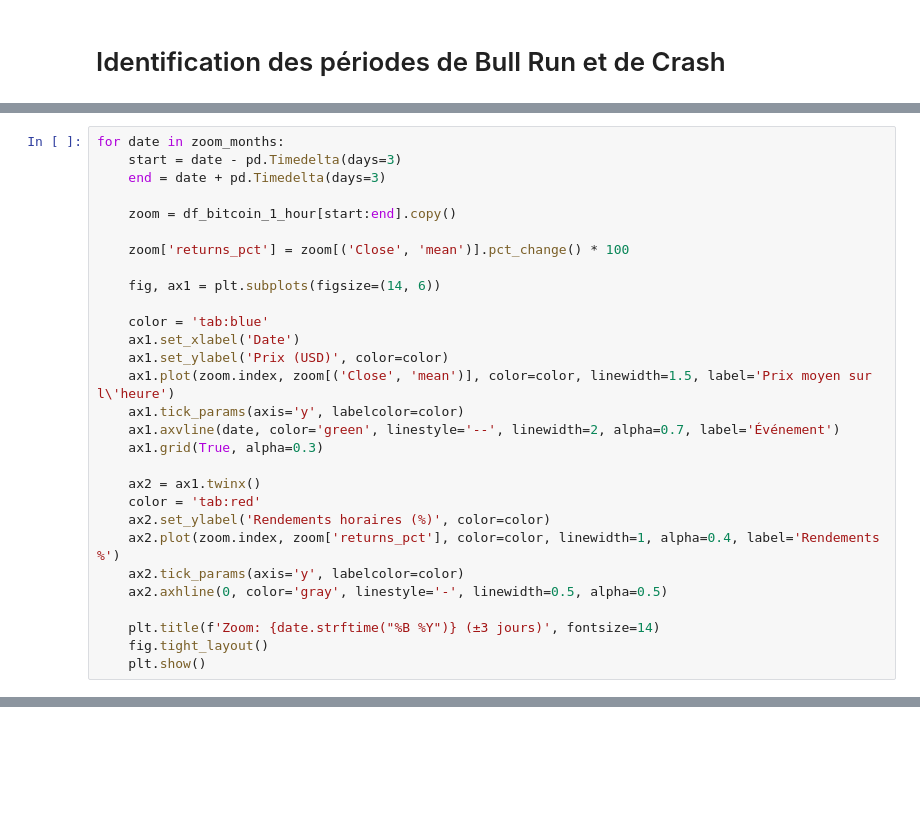
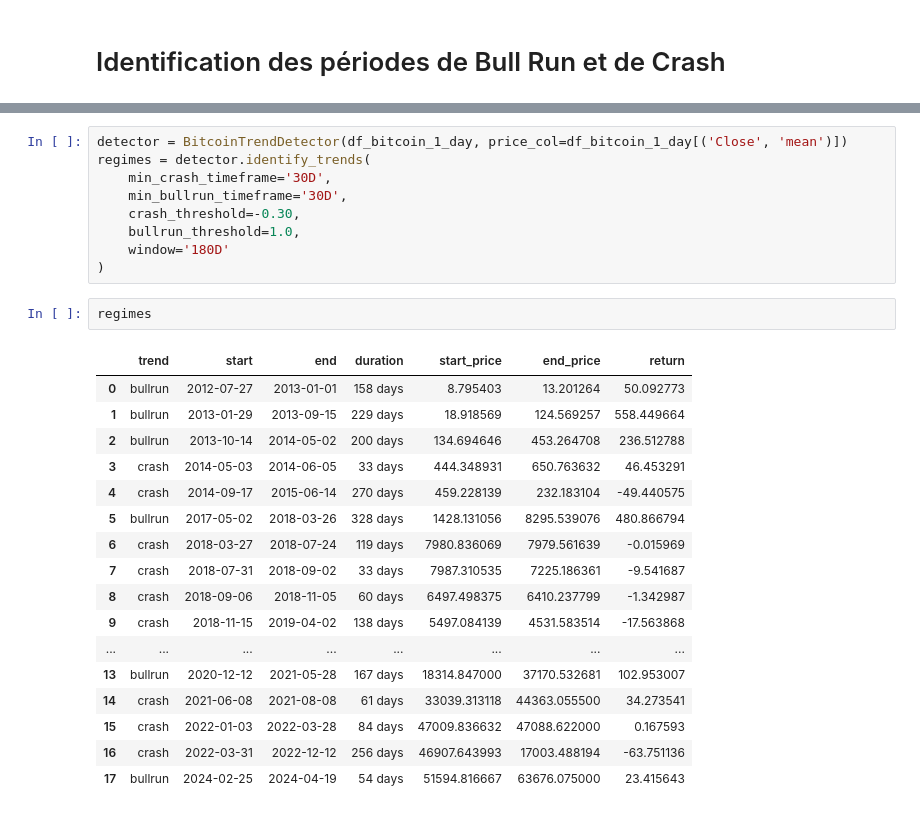
Before and after one commit to GoupilV/Analyse-du-Bitcoin---8PRO408, a Jupyter notebook: Analyse temporelle du Bitcoin.ipynb, the cells around one changed output, grey strips where cells are left out. Drawn from its saved outputs; the diff is of its cells as text; blank space fills up the shorter version.

```diff
--- a/Analyse temporelle du Bitcoin.ipynb
+++ b/Analyse temporelle du Bitcoin.ipynb
@@ -385,29 +326,0 @@ Périodes à zoomer : 10
-# %%
-for date in zoom_months:
-    start = date - pd.Timedelta(days=3)
-    end = date + pd.Timedelta(days=3)
-
-    zoom = df_bitcoin_1_hour[start:end].copy()
-
-    zoom['returns_pct'] = zoom[('Close', 'mean')].pct_change() * 100
-
-    fig, ax1 = plt.subplots(figsize=(14, 6))
-
-    color = 'tab:blue'
-    ax1.set_xlabel('Date')
-    ax1.set_ylabel('Prix (USD)', color=color)
-    ax1.plot(zoom.index, zoom[('Close', 'mean')], color=color, linewidth=1.5, label='Prix moyen sur l\'heure')
-    ax1.tick_params(axis='y', labelcolor=color)
-    ax1.axvline(date, color='green', linestyle='--', linewidth=2, alpha=0.7, label='Événement')
-    ax1.grid(True, alpha=0.3)
-
-    ax2 = ax1.twinx()
-    color = 'tab:red'
-    ax2.set_ylabel('Rendements horaires (%)', color=color)
-    ax2.plot(zoom.index, zoom['returns_pct'], color=color, linewidth=1, alpha=0.4, label='Rendements %')
-    ax2.tick_params(axis='y', labelcolor=color)
-    ax2.axhline(0, color='gray', linestyle='-', linewidth=0.5, alpha=0.5)
-
-    plt.title(f'Zoom: {date.strftime("%B %Y")} (±3 jours)', fontsize=14)
-    fig.tight_layout()
-    plt.show()
@@ -424,0 +498,29 @@ for date in zoom_months:
+# %%
+detector = BitcoinTrendDetector(df_bitcoin_1_day, price_col=df_bitcoin_1_day[('Close', 'mean')])
+regimes = detector.identify_trends(
+    min_crash_timeframe='30D',
+    min_bullrun_timeframe='30D',
+    crash_threshold=-0.30,
+    bullrun_threshold=1.0,
+    window='180D'
+)
+# %%
+regimes
+# %% [output]
+|  | trend | start | end | duration | start_price | end_price | return |
+| 0 | bullrun | 2012-07-27 | 2013-01-01 | 158 days | 8.795403 | 13.201264 | 50.092773 |
+| 1 | bullrun | 2013-01-29 | 2013-09-15 | 229 days | 18.918569 | 124.569257 | 558.449664 |
+| 2 | bullrun | 2013-10-14 | 2014-05-02 | 200 days | 134.694646 | 453.264708 | 236.512788 |
+| 3 | crash | 2014-05-03 | 2014-06-05 | 33 days | 444.348931 | 650.763632 | 46.453291 |
+| 4 | crash | 2014-09-17 | 2015-06-14 | 270 days | 459.228139 | 232.183104 | -49.440575 |
+| 5 | bullrun | 2017-05-02 | 2018-03-26 | 328 days | 1428.131056 | 8295.539076 | 480.866794 |
+| 6 | crash | 2018-03-27 | 2018-07-24 | 119 days | 7980.836069 | 7979.561639 | -0.015969 |
+| 7 | crash | 2018-07-31 | 2018-09-02 | 33 days | 7987.310535 | 7225.186361 | -9.541687 |
+| 8 | crash | 2018-09-06 | 2018-11-05 | 60 days | 6497.498375 | 6410.237799 | -1.342987 |
+| 9 | crash | 2018-11-15 | 2019-04-02 | 138 days | 5497.084139 | 4531.583514 | -17.563868 |
+| ... | ... | ... | ... | ... | ... | ... | ... |
+| 13 | bullrun | 2020-12-12 | 2021-05-28 | 167 days | 18314.847000 | 37170.532681 | 102.953007 |
+| 14 | crash | 2021-06-08 | 2021-08-08 | 61 days | 33039.313118 | 44363.055500 | 34.273541 |
+| 15 | crash | 2022-01-03 | 2022-03-28 | 84 days | 47009.836632 | 47088.622000 | 0.167593 |
+| 16 | crash | 2022-03-31 | 2022-12-12 | 256 days | 46907.643993 | 17003.488194 | -63.751136 |
+| 17 | bullrun | 2024-02-25 | 2024-04-19 | 54 days | 51594.816667 | 63676.075000 | 23.415643 |
```
Also changed, not shown: parts of 10 cells of this notebook.
